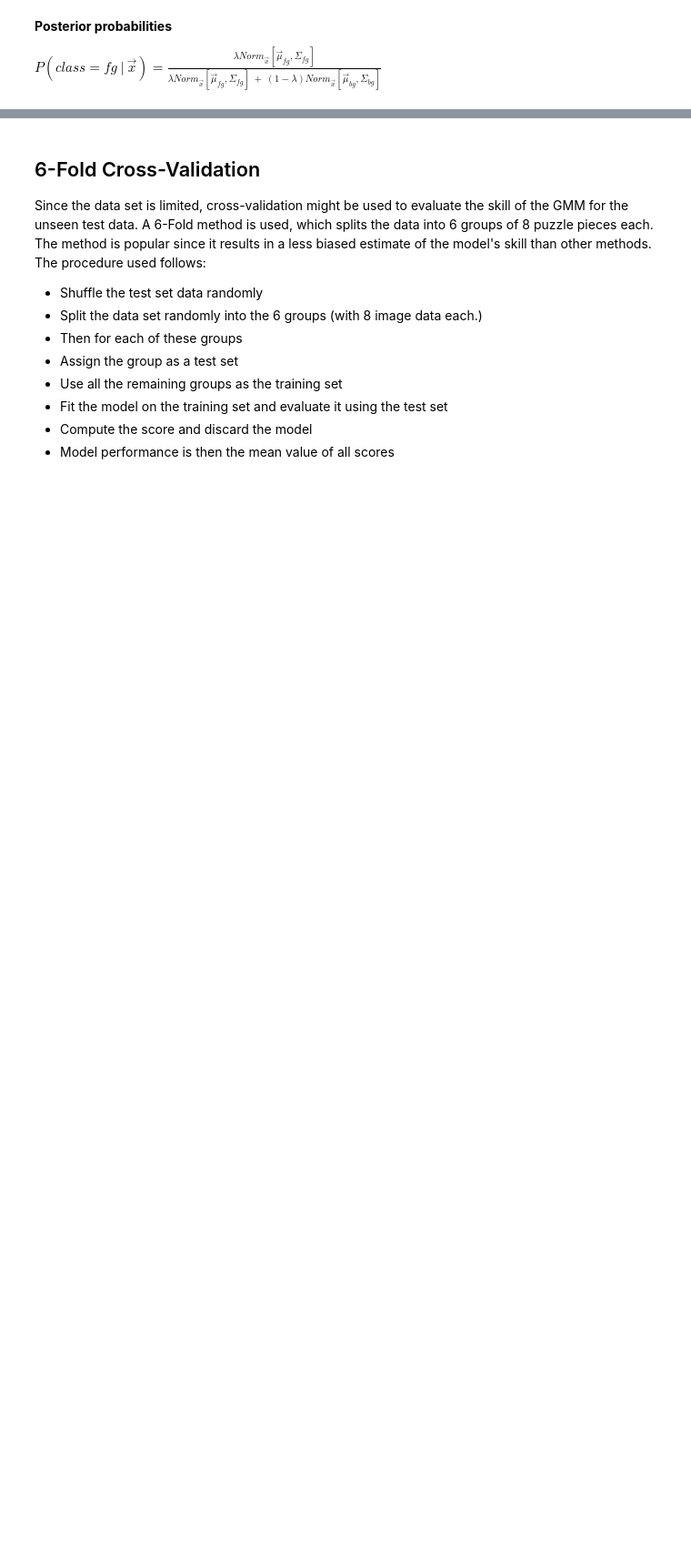
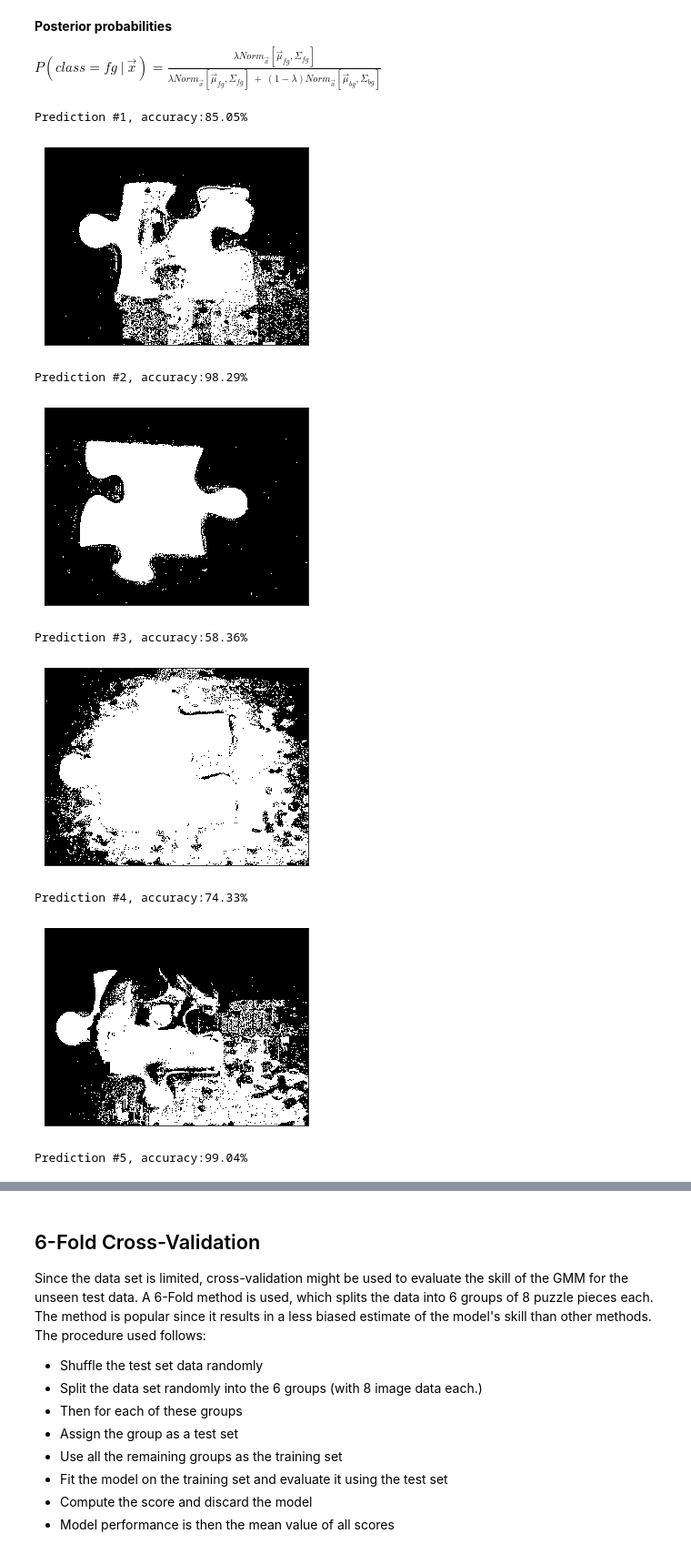
Before and after one commit to Pieter-Cawood/Image-segmentation, a Jupyter notebook: GMM.ipynb, the cells around one changed output, grey strips where cells are left out. Shown at 91% size. Drawn from its saved outputs; the diff is of its cells as text; code cells hidden in the pictures; blank space fills up the shorter version.

```diff
--- a/GMM.ipynb
+++ b/GMM.ipynb
@@ -173,9 +197,9 @@ Flattened and normalised feature vectors for each image of
 The training data is split into two sets (foreground and background) to train two GMM models. Lastly all of the training
 data are concatenated into a signle dimension so that we have data sets in the format (n_features, samples)
 # %%
-train_data = np.array([data_utils.extract(train_image) for train_image in train_images])
-validate_data = np.array([data_utils.extract(validate_image) for validate_image in validate_images])
-test_data = np.array([data_utils.extract(test_image) for test_image in test_images])
+train_data = np.array([data_utils.extract_features(train_image) for train_image in train_images])
+validate_data = np.array([data_utils.extract_features(validate_image) for validate_image in validate_images])
+test_data = np.array([data_utils.extract_features(test_image) for test_image in test_images])
 # %% [markdown]
 Use masks to split training data to foreground and background data sets
 # %%
@@ -271,10 +295,11 @@ class GaussianMixtureModel(object):
         cov += n_features * np.eye(n_features)
         return GuassianParameters(lmbda, mu, cov)
 
-    def __init__(self, k_size=3, tol=1e-2, max_iter=100, verbose=True):
+    def __init__(self, k_size=3, tol=1e-3, min_iter=5, max_iter=10, verbose=True):
         self.fitted = False
         self.k_size = k_size
         self.tol = tol
+        self.min_iter = min_iter
         self.max_iter = max_iter
         self.verbose = verbose
         self.fitted_parameters = None
@@ -340,7 +365,7 @@ class GaussianMixtureModel(object):
             total_change = 0
             for k, parameters in enumerate(new_gaussian_parameters):
                 total_change += parameters.difference_between(gaussian_parameters[k])
-            if total_change < self.tol:
+            if total_change < self.tol and run_iteration > self.min_iter:
                 converged = True
             gaussian_parameters = new_gaussian_parameters
             if self.verbose:
@@ -431,11 +441,35 @@ Finished in 32 iterations
 $P(class=fg\  | \ \vec{x}) =  \frac{\lambda Norm_\vec{x} [\vec{\mu}_{fg} , \Sigma_{fg}]}
                                    {\lambda Norm_\vec{x} [\vec{\mu}_{fg} , \Sigma_{fg}] \ + \ (1 - \lambda)
                                    Norm_\vec{x} [\vec{\mu}_{bg} , \Sigma_{bg}]   }        $
-# %%
-def predict_foreground(X, bg_gmm, fg_gmm, lmbda):
-    fg_dist = fg_gmm.predict(X)
-    bg_dist = bg_gmm.predict(X)
-    y = (lmbda * fg_dist) / ((lmbda * fg_dist) + ((1 - lmbda) * bg_dist))
-    return y
+# %%
+def predict_foreground(X, bg_gmm, fg_gmm, lmbda):
+    fg_dist = fg_gmm.predict(X)
+    bg_dist = bg_gmm.predict(X)
+    y = (lmbda * fg_dist) / ((lmbda * fg_dist) + ((1 - lmbda) * bg_dist))
+    return (y >= 0.5).astype(np.float32)
+
+def validate_predictions(validation_data, validation_masks, bg_gmm, fg_gmm, lmbda, plot=True):
+    predict_count = 0
+    total_score = 0
+    for data, mask in zip (validation_data, validation_masks):
+        predict_count += 1
+        y = predict_foreground(data.T, bg_gmm, fg_gmm, lmbda=lmbda)
+        score = accuracy_score(y, mask.flatten())
+        print("Prediction #{0}, accuracy:{1}%".format(predict_count, round(score *100, 2)) )
+        total_score += score
+        if plot:
+            show_image(y.reshape(SIZE), cmap='gray')
+            plt.show()
+    print("Average accuracy:{0}%".format(round(total_score/predict_count *100, 2)) )
 # %%
-y_0 = predict_foreground(validate_data[0].T, bg_gmm, fg_gmm, lmbda=0.4)
+validate_predictions(validate_data, validate_masks, bg_gmm, fg_gmm, lmbda=0.4)
+# %% [output]
+Prediction #1, accuracy:85.05%
+[figure, added]
+Prediction #2, accuracy:98.29%
+[figure, added]
+Prediction #3, accuracy:58.36%
+[figure, added]
+Prediction #4, accuracy:74.33%
+[figure, added]
+Prediction #5, accuracy:99.04%
```
Also changed, not shown: parts of 12 cells of this notebook.
